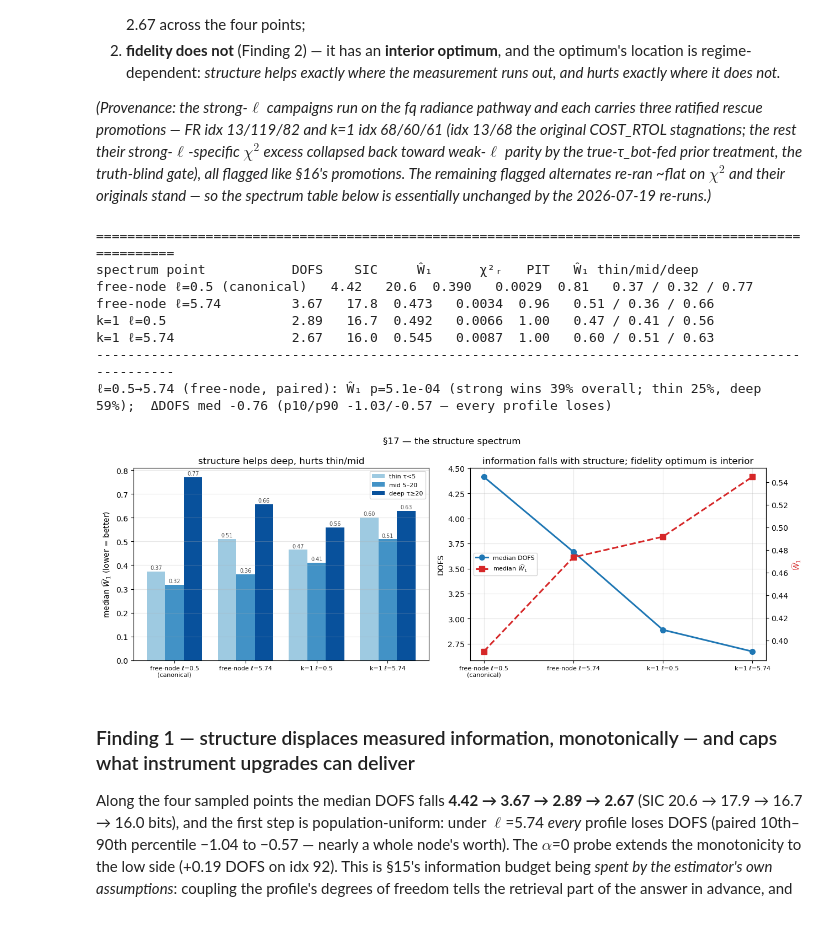
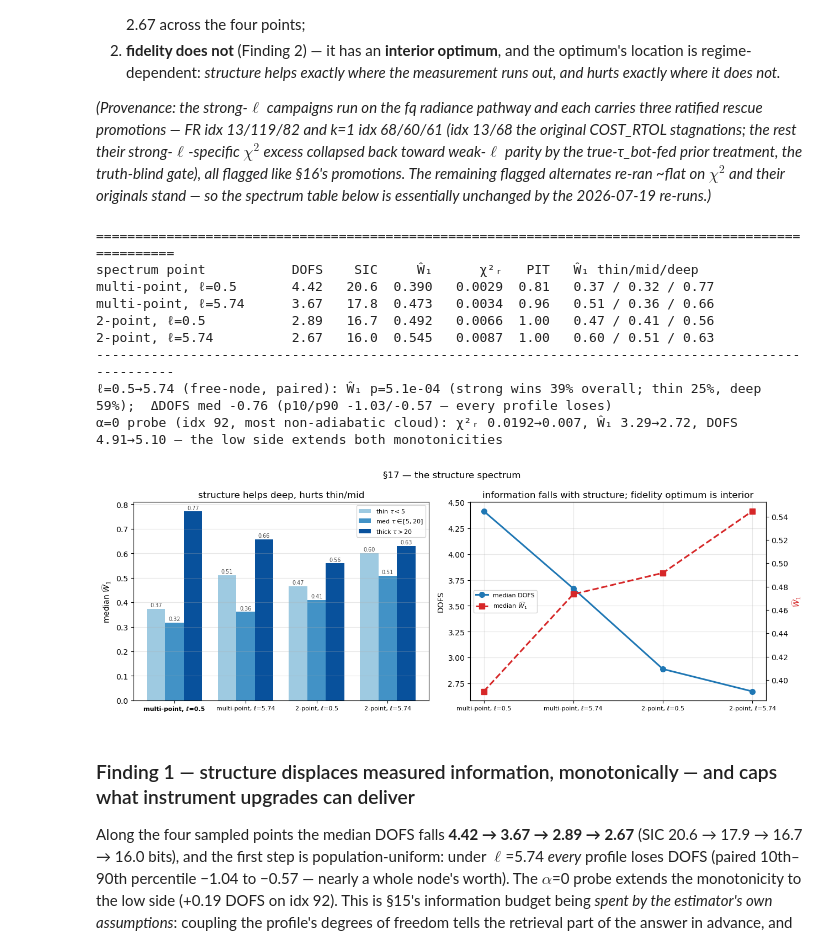
Before and after one commit to dhjx1996/Pythonic-DISORT_inhomogeneous_atmosphere, a Jupyter notebook: docs/riccati_solver_VOCALS_retrieval.ipynb, the cells around one changed output. Saved outputs shown, nothing was run; the diff lists cells and outputs as text; code cells hidden in the pictures.

Commit message:
Interesting new idea in OUTSTANDING.md: add structural assumption uncertainty into the OE framework. Otherwise just formatting changes to figures in riccati_solver_VOCALS_retrieval.ipynb

```diff
--- a/docs/riccati_solver_VOCALS_retrieval.ipynb
+++ b/docs/riccati_solver_VOCALS_retrieval.ipynb
@@ -1547,14 +1555,14 @@ Fig 1 shows the best and worst retrievals in the standard format (the purple sol
 
 # §16 Fig 1 — best / worst retrieval gallery in the DEFAULT single-profile format
 # (scripts/plot_retrieved_profile.py: truth, prior, W1-best-fit adiabat, retrieved ±1σ, bases,
-# + the k=1 competitor overlay, purple solid, its χ²ᵣ in the legend).
+# + the 2-point-retrieval overlay, purple solid, its χ²ᵣ in the legend).
 # Four panels: best Ŵ₁, best vs the adiabat floor, worst Ŵ₁, worst vs the floor — falling back
 # to the 2nd-ranked floor pick when it coincides with the Ŵ₁ pick.
 if ROWS and CANON_DIR is not None:
     order_pct = np.argsort(PW_FR)
     order_err = np.argsort(PCTERR)
-    _k1lab = (lambda i: f'  2-point ret Ŵ₁ {PW_K1[i]:.2f}') if K1R else (lambda i: '')
-    _lab = lambda i, what: (f"{what}\nidx {A[i]['index']} ({A[i]['flight']})  "
+    _k1lab = (lambda i: f'   2-pt Ŵ₁ {PW_K1[i]:.2f}') if K1R else (lambda i: '')
+    _lab = lambda i, what: (f"{what}\nidx {A[i]['index']} ({A[i]['flight']})\n"
                             f"Ŵ₁ {A[i]['pct_w1']:.2f}  %err vs best-fit {PCTERR[i]:+.0f}%{_k1lab(i)}"
                             + (f"\n[{PROV_FLAG[A[i]['index']]}]" if A[i]['index'] in PROV_FLAG else ''))
     best, worst = order_pct[0], order_pct[-1]
@@ -1566,9 +1574,9 @@ if ROWS and CANON_DIR is not None:
              (A[worst]['index'], _lab(worst, 'WORST Ŵ₁')),
              (A[wf]['index'], _lab(wf, 'WORST vs the adiabat floor'
                                        + (' (2nd worst, dedup)' if wf != order_err[-1] else '')))]
-    profile_montage(picks, ncol=2)
+    profile_montage(picks, ncol=2, legends=[False, True, False, False])
     print('§16 Fig 1 — best and worst retrievals, standard format (green = the truth-fed W1-best-fit '
-          'adiabat; purple solid with top/base circles = the k=1 RETRIEVED adiabat competitor).')
+          'adiabat; purple solid with top/base circles = the 2-point retrieval).')
 elif ROWS:
     print('(gallery skipped: raw bundle not on this machine)')
 # %% [output]
@@ -1784,28 +1796,29 @@ External, not-directly-comparable: BP2026 bispectral 45.2 %, W&H 21.1 %, hypersp
 # not-directly-comparable reference (real-Mie + WV retrieval).
 if ROWS:
     fig, ax = plt.subplots(1, 2, figsize=(13, 4.4))
-    keys = [('lwp_relbias_z', 'raw (C=1)'), ('lwp_relbias_C037', 'C(0.037)\nzero-median'),
-            ('lwp_relbias_C046', 'C(0.046)\nmin-RMS'), ('lwp_relbias_Coracle', 'C* best-fit\n(per-profile v_e)')]
+    keys = [('lwp_relbias_z', r'raw ($v_e{=}0$)'), ('lwp_relbias_C037', '$v_e = 0.037$\nzero-median'),
+            ('lwp_relbias_C046', '$v_e = 0.046$\nmin-RMS'), ('lwp_relbias_Coracle', r'per-profile $v_e$')]
     akeys = ['lwp_relbias_adia_z', 'lwp_relbias_adia_C037', 'lwp_relbias_adia_C046', 'lwp_relbias_adia_Coracle']
     xs = np.arange(len(keys)); w = 0.34
     bars = ax[0].bar(xs - (w / 2 if K1R else 0), [np.nanmean(np.abs(_g(A, k))) for k, _ in keys], w,
                      color='tab:blue', alpha=.85, label='Multi-point ret')
-    ax[0].bar_label(bars, fmt='%.1f', fontsize=8, padding=1, color='0.25')
+    ax[0].bar_label(bars, fmt='%.1f', fontsize=8, padding=6, color='0.25')
     if K1R:
         bars1 = ax[0].bar(xs + w / 2, [np.nanmean(np.abs(_g(K1R, k))) for k, _ in keys], w,
                           color='tab:purple', alpha=.8, label='2-point ret')
-        ax[0].bar_label(bars1, fmt='%.1f', fontsize=8, padding=1, color='0.25')
+        ax[0].bar_label(bars1, fmt='%.1f', fontsize=8, padding=6, color='0.25')
     # best-fit adiabat baseline: adiabat fit to the truth carries the same width/Q_ext artifact;
     # bold ink marker spanning the group + a direct value label, so the reference is unambiguous.
     base = [np.nanmean(np.abs(_g(A, ak))) for ak in akeys]
     ax[0].hlines(base, xs - 1.15 * w, xs + 1.15 * w, colors='k', lw=2.8, zorder=6,
-                 label='Best-fit adiabat baseline')
+                 label='Best-fit adiabat')
     for x, b in zip(xs, base):
         ax[0].annotate(f'{b:.1f}', (x + 1.15 * w, b), xytext=(2, 2), textcoords='offset points',
                        ha='left', va='bottom', fontsize=8.5, fontweight='bold', color='k', zorder=7)
-    for y, t in [(45.2, 'BP26 bispectral 45.2'), (21.1, 'W&H 21.1'), (17.7, 'BP26 hyperspectral 17.7')]:
-        ax[0].axhline(y, color='gray', ls=':', lw=1)
-        ax[0].text(len(keys) - .45, y + .5, t, fontsize=7, ha='right')
+    for y, t in [(45.2, 'B&P bispectral 45.2'), (21.1, 'W&H 21.1'), (17.7, 'B&P hyperspectral 17.7')]:
+        break
+        #ax[0].axhline(y, color='gray', ls=':', lw=1)
+        #x[0].text(len(keys) - .45, y + .5, t, fontsize=7, ha='right')
     ax[0].set_xticks(xs); ax[0].set_xticklabels([t for _, t in keys], fontsize=8)
     ax[0].set_xlim(-.72, len(keys) - .28); ax[0].set_ylim(0, 50)
     ax[0].set(ylabel='avg |LWP % difference| vs in-situ',
@@ -1826,4 +1839,5 @@ if ROWS:
               title='Multi-point ret (solid) vs Best-fit adiabat (dashed) vs 2-point ret (dotted)')
     fig.suptitle('§16 Fig 5 — LWP against the in-situ column', fontsize=12)
     fig.tight_layout(); plt.show()
+#fig.savefig("LWP_ladder", dpi=300)
 # %% [output]
@@ -1954,15 +1968,15 @@ def _load17(tag, cache):
         return rows
     return json.loads((_cr / cache).read_text())['rows']
 
-SETS = [('free-node ℓ=0.5\n(canonical)', json.loads((_cr / 'retrieval_summary_ve046.json').read_text())['rows']),
-        ('free-node ℓ=5.74', _load17('fr', 'retrieval_summary_ve046_strongcorr.json')),
-        ('k=1 ℓ=0.5', json.loads((_cr / 'retrieval_summary_ve046_adia.json').read_text())['rows']),
-        ('k=1 ℓ=5.74', _load17('adia', 'retrieval_summary_ve046_strongcorr_adia.json'))]
+SETS = [('multi-point, ℓ=0.5', json.loads((_cr / 'retrieval_summary_ve046.json').read_text())['rows']),
+        ('multi-point, ℓ=5.74', _load17('fr', 'retrieval_summary_ve046_strongcorr.json')),
+        ('2-point, ℓ=0.5', json.loads((_cr / 'retrieval_summary_ve046_adia.json').read_text())['rows']),
+        ('2-point, ℓ=5.74', _load17('adia', 'retrieval_summary_ve046_strongcorr_adia.json'))]
 SETS = [(lab, [r for r in rows if r['config'] == 'A']) for lab, rows in SETS]
 _gv = lambda R, k: np.array([r[k] for r in R], float)
 TB17 = _gv(SETS[0][1], 'tau_bot_truth')
 assert all(np.allclose(_gv(R, 'w1_adia'), _gv(SETS[0][1], 'w1_adia')) for _, R in SETS[1:]), 'floors differ'
-REG17 = [('thin τ<5', TB17 < 5), ('mid 5–20', (TB17 >= 5) & (TB17 < 20)), ('deep τ≥20', TB17 >= 20)]
+REG17 = [(r'thin $\tau < 5$', TB17 < 5), (r'med $\tau \in [5, 20]$', (TB17 >= 5) & (TB17 < 20)), (r'thick $\tau > 20$', TB17 >= 20)]
 
 print('=' * 100)
 print(f'{"spectrum point":22s} {"DOFS":>6} {"SIC":>6} {"Ŵ₁":>6} {"χ²ᵣ":>8} {"PIT":>5}   Ŵ₁ thin/mid/deep')
@@ -1987,39 +2001,42 @@ _nk = WORKSPACE / 'canon_ve046tik_FR_14July26' / '_ve046_tik_fr_parts_pathology_
 if _nk.exists():
     _j = json.loads(_nk.read_text())
     print(f'α=0 probe (idx 92, most non-adiabatic cloud): χ²ᵣ 0.0192→{_j["chi2_red"]:.4g}, '
           f'Ŵ₁ 3.29→{100 * _j["w1_ours"] / _j["tau_bot_truth"]:.2f}, DOFS 4.91→{_j["dofs"]:.2f} '
           f'— the low side extends both monotonicities')
 fig, ax = plt.subplots(1, 2, figsize=(13, 4.6))
 x = np.arange(4); w = 0.26
 cols = ['#9ecae1', '#4292c6', '#08519c']                 # regime ordinal blues (§16 convention)
 for j, ((rlab, _), c) in enumerate(zip(REG17, cols)):
     bars = ax[0].bar(x + (j - 1) * w, [s[3][j] for s in stats], w, color=c, label=rlab)
     ax[0].bar_label(bars, fmt='%.2f', fontsize=7, padding=1, color='0.3')
 ax[0].set_xticks(x); ax[0].set_xticklabels([s[0] for s in stats], fontsize=8)
-ax[0].set(ylabel=r'median $\widehat{W}_1$ (lower = better)',
+ax[0].get_xticklabels()[0].set_fontweight('bold')
+ax[0].set(ylabel=r'median $\widehat{W}_1$',
           title='structure helps deep, hurts thin/mid')
 ax[0].legend(fontsize=8); ax[0].grid(alpha=.3, axis='y')
 axr = ax[1].twinx()
 l1, = ax[1].plot(x, [np.median(s[2]) for s in stats], 'o-', color='tab:blue', lw=2.2, ms=7,
                  label='median DOFS')
 l2, = axr.plot(x, [np.median(s[1]) for s in stats], 's--', color='tab:red', lw=2.2, ms=7,
                label=r'median $\widehat{W}_1$')
 ax[1].set_xticks(x); ax[1].set_xticklabels([s[0] for s in stats], fontsize=8)
 ax[1].set(ylabel='DOFS', title='information falls with structure; fidelity optimum is interior')
 axr.set_ylabel(r'$\widehat{W}_1$', color='tab:red')
 ax[1].legend(handles=[l1, l2], fontsize=8, loc='center left'); ax[1].grid(alpha=.3)
 fig.suptitle('§17 — the structure spectrum', fontsize=12)
 fig.tight_layout(); plt.show()
+fig.savefig("structure_spectrum.png", dpi=300)
 # %% [output]
 ====================================================================================================
 spectrum point           DOFS    SIC     Ŵ₁      χ²ᵣ   PIT   Ŵ₁ thin/mid/deep
-free-node ℓ=0.5 (canonical)   4.42   20.6  0.390   0.0029  0.81   0.37 / 0.32 / 0.77
-free-node ℓ=5.74         3.67   17.8  0.473   0.0034  0.96   0.51 / 0.36 / 0.66
-k=1 ℓ=0.5                2.89   16.7  0.492   0.0066  1.00   0.47 / 0.41 / 0.56
-k=1 ℓ=5.74               2.67   16.0  0.545   0.0087  1.00   0.60 / 0.51 / 0.63
+multi-point, ℓ=0.5       4.42   20.6  0.390   0.0029  0.81   0.37 / 0.32 / 0.77
+multi-point, ℓ=5.74      3.67   17.8  0.473   0.0034  0.96   0.51 / 0.36 / 0.66
+2-point, ℓ=0.5           2.89   16.7  0.492   0.0066  1.00   0.47 / 0.41 / 0.56
+2-point, ℓ=5.74          2.67   16.0  0.545   0.0087  1.00   0.60 / 0.51 / 0.63
 ----------------------------------------------------------------------------------------------------
 ℓ=0.5→5.74 (free-node, paired): Ŵ₁ p=5.1e-04 (strong wins 39% overall; thin 25%, deep 59%);  ΔDOFS med -0.76 (p10/p90 -1.03/-0.57 — every profile loses)
+α=0 probe (idx 92, most non-adiabatic cloud): χ²ᵣ 0.0192→0.007, Ŵ₁ 3.29→2.72, DOFS 4.91→5.10 — the low side extends both monotonicities
-[figure, old version]
+[figure, new version]
 # %% [markdown]
 ### Finding 1 — structure displaces measured information, monotonically — and caps what instrument upgrades can deliver
 
```
Also changed, not shown: parts of 10 cells of this notebook, 5 other files.
